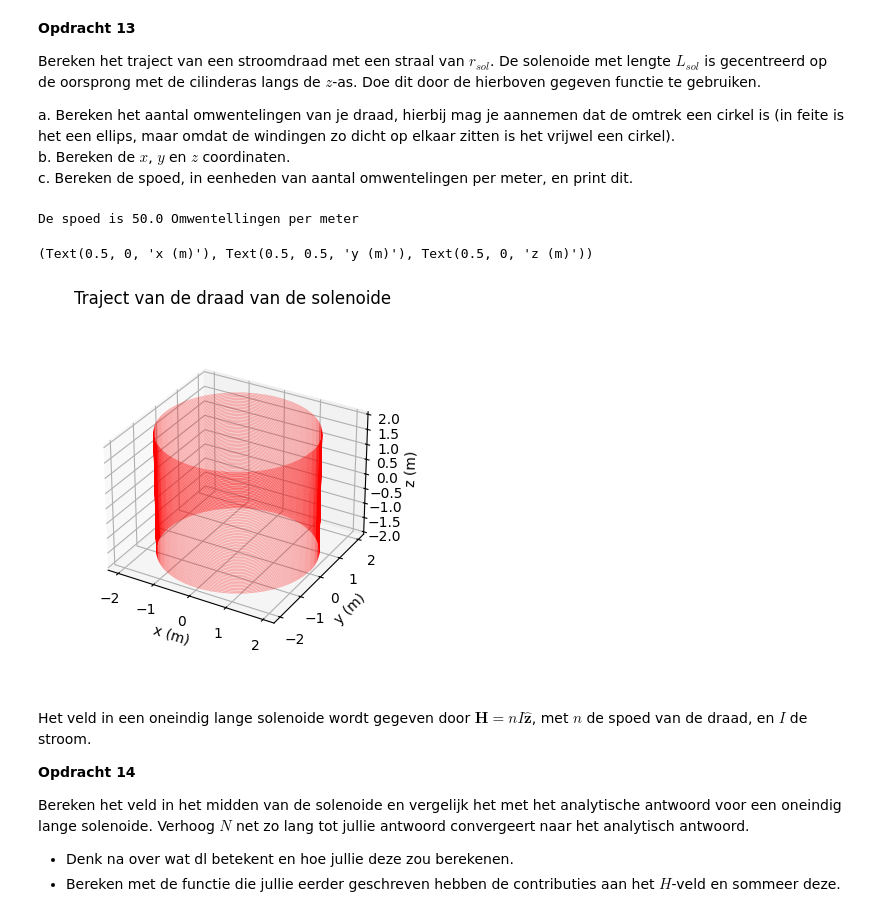
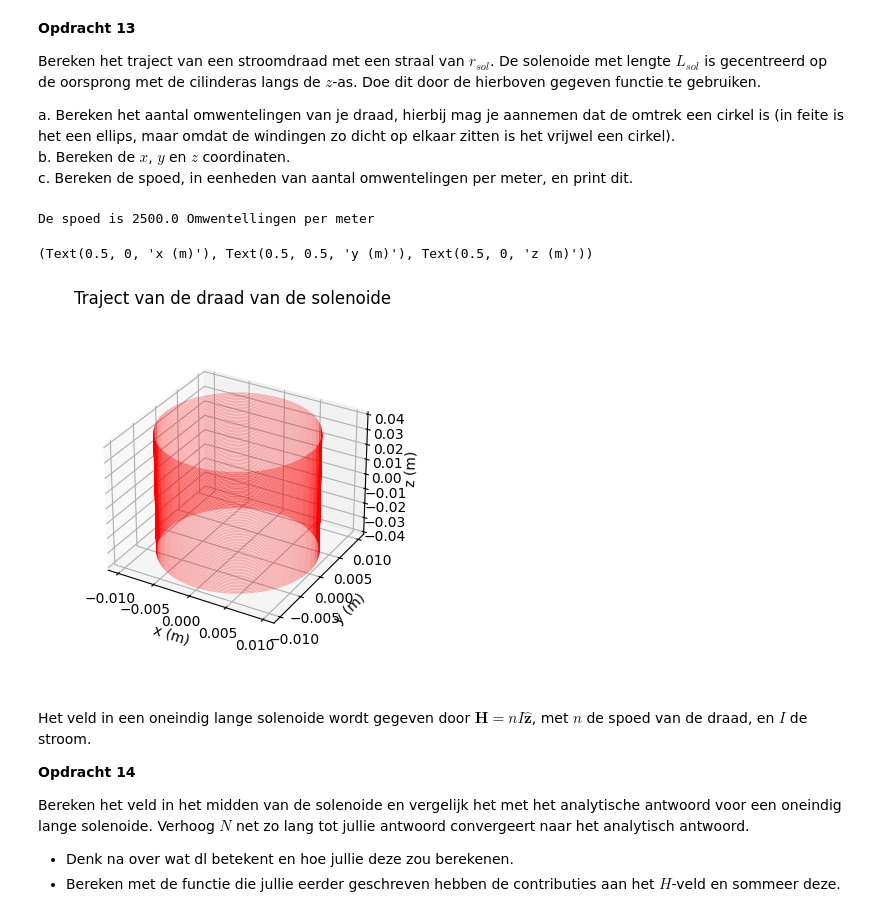
Before and after one commit to Timomloo/opdrachten-DEF-D, a Jupyter notebook: DigitaleOntwerpopdrachten/2KrachtactuatorOpdracht/KrachtactuatorOpdrachtd.ipynb, the cells around one changed output. Drawn from its saved outputs; the diff is of its cells as text; code cells hidden in the pictures.

```diff
--- a/DigitaleOntwerpopdrachten/2KrachtactuatorOpdracht/KrachtactuatorOpdrachtd.ipynb
+++ b/DigitaleOntwerpopdrachten/2KrachtactuatorOpdracht/KrachtactuatorOpdrachtd.ipynb
@@ -414,27 +513,27 @@ b. Bereken de $x$, $y$ en $z$ coordinaten.\
 c. Bereken de spoed, in eenheden van aantal omwentelingen per meter, en print dit.
 # %%
 aantal_omwentelingen = 200 # Keuze van 200 omwentelingen,waarop de andere parameters zijn afgesteld.
-r_sol = 2
-L_sol = 4
+r_sol = 0.01
+L_sol = 0.08
 N = 10000
 l_draad = aantal_omwentelingen*2*np.pi*r_sol  # Verhoudingen moeten kloppen, Aantal_Omwentellingen = L_draad/(2*pi*r_sol)
 
 x,y,z = parametrisatie(N,r_sol,aantal_omwentelingen,L_sol) # Functie gebruikt op x,y en z coordinaten te berekenen.
 
 #Spoed
 spoed = aantal_omwentelingen / L_sol
 print('De spoed is ' + str(spoed) + ' Omwentellingen per meter')
 
 # Enkele plots, al van te voren gegeven
 ax=plt.figure().add_subplot(projection='3d')
 plt.title('Traject van de draad van de solenoide')
 plt.plot(x, y, z, '-r', linewidth=0.1)
 ax.set_box_aspect(aspect=None, zoom=0.8)
 ax.set_xlabel('x (m)'), ax.set_ylabel('y (m)'), ax.set_zlabel('z (m)')
 # %% [output]
-De spoed is 50.0 Omwentellingen per meter
+De spoed is 2500.0 Omwentellingen per meter
 (Text(0.5, 0, 'x (m)'), Text(0.5, 0.5, 'y (m)'), Text(0.5, 0, 'z (m)'))
-[figure, old version]
+[figure, new version]
 # %% [markdown]
 Het veld in een oneindig lange solenoide wordt gegeven door $\mathbf{H} = n I \hat{\mathbf{z}}$, met $n$ de spoed van de draad, en $I$ de stroom.
 
```
Also changed, not shown: parts of 13 cells of this notebook.
